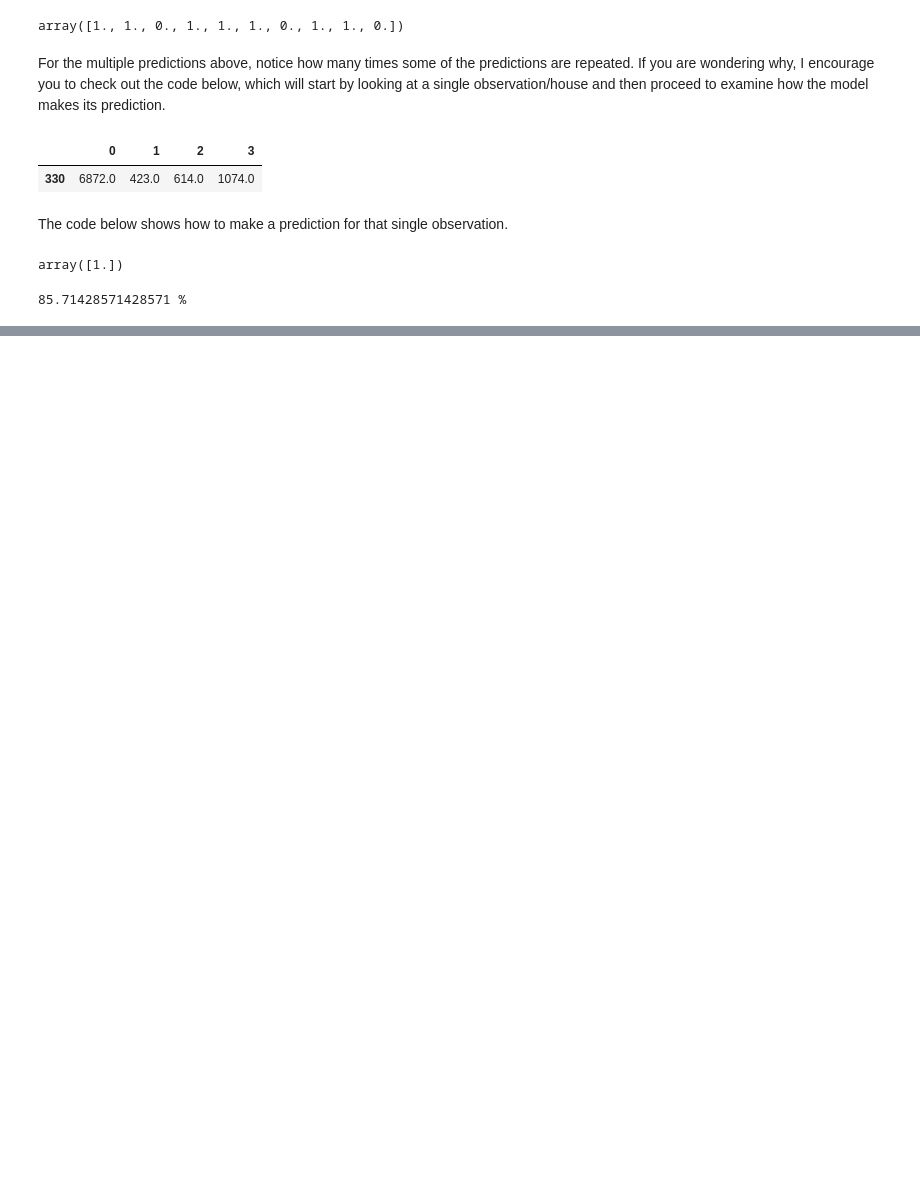
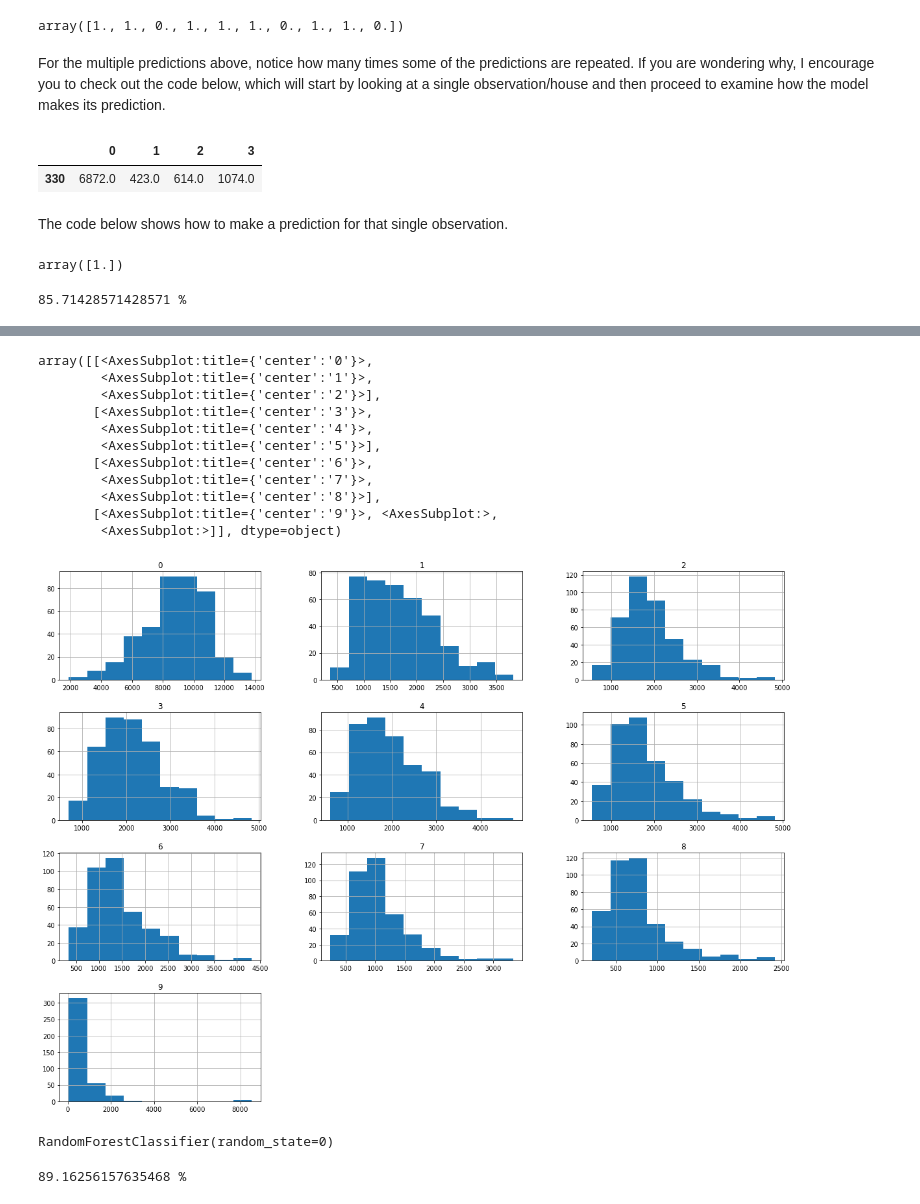
Before and after one commit to codeWithDevMA/brain_tumor_detector, a Jupyter notebook: imed.ipynb, the cells around one changed output, grey strips where cells are left out. Saved outputs shown, nothing was run; the diff lists cells and outputs as text; code cells hidden in the pictures; blank space fills up the shorter version.

```diff
--- a/imed.ipynb
+++ b/imed.ipynb
@@ -275,0 +432,15 @@ print(score*100,'%')
+# %%
+df_no_sift.hist(figsize=(20,15))
+# %% [output]
+array([[<AxesSubplot:title={'center':'0'}>,
+        <AxesSubplot:title={'center':'1'}>,
+        <AxesSubplot:title={'center':'2'}>],
+       [<AxesSubplot:title={'center':'3'}>,
+        <AxesSubplot:title={'center':'4'}>,
+        <AxesSubplot:title={'center':'5'}>],
+       [<AxesSubplot:title={'center':'6'}>,
+        <AxesSubplot:title={'center':'7'}>,
+        <AxesSubplot:title={'center':'8'}>],
+       [<AxesSubplot:title={'center':'9'}>, <AxesSubplot:>,
+        <AxesSubplot:>]], dtype=object)
+[figure, added]
@@ -275,0 +456,10 @@ print(score*100,'%')
+# %%
+# reg.fit(X_train, y_train, batch_size=32, epochs=100)
+reg.fit(X_train_sift, y_train_sift)
+# %% [output]
+RandomForestClassifier(random_state=0)
+# %%
+score = reg.score(X_test_sift, y_test_sift)
+print(score*100,'%')
+# %% [output]
+89.16256157635468 %
```
Also changed, not shown: parts of 15 cells of this notebook, 4 other files.
